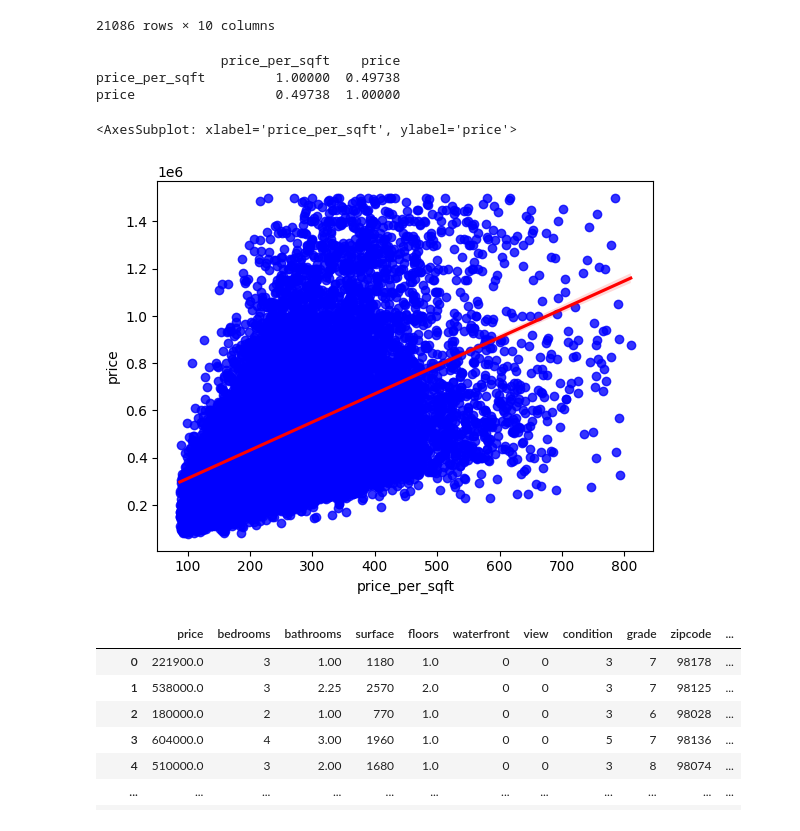
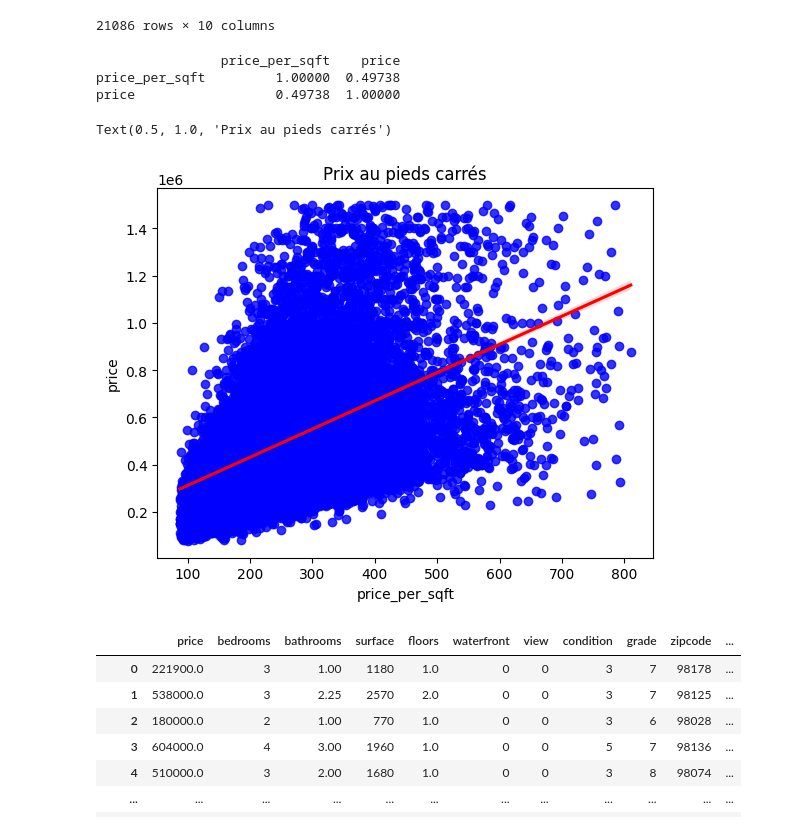
Before and after one commit to DonzerHD/Prediction_prix_maison_application, a Jupyter notebook: notebooks/data_preparation.ipynb, the cells around one changed output. Saved outputs shown, nothing was run; the diff lists cells and outputs as text; code cells hidden in the pictures.

```diff
--- a/notebooks/data_preparation.ipynb
+++ b/notebooks/data_preparation.ipynb
@@ -99,19 +99,20 @@ df_drop
 # %%
 # KNN
 df_knn = df.drop(['date', 'id', 'lat' , 'long' , 'yr_built' , 'yr_renovated' , 'sqft_basement' , 'sqft_living15'  , 'sqft_lot15'  , 'sqft_above' , 'sqft_basement' , 'sqft_lot'], axis=1)
 df_knn = df_knn[df_knn['price'] <= 1500000]
 # prix aux pieds carrés
 df_knn['price_per_sqft'] = df_knn['price'] / df_knn['surface']
 # correlation entre le prix et les pieds carrés
 print(df_knn[['price_per_sqft', 'price']].corr())
 # graphique couleur ligne de regression en rouge et les poins en bleu
 sns.regplot(x='price_per_sqft', y='price', data=df_knn, color='blue', line_kws={'color': 'red'})
+plt.title('Prix au pieds carrés')
 # %% [output]
                 price_per_sqft    price
 price_per_sqft         1.00000  0.49738
 price                  0.49738  1.00000
-<AxesSubplot: xlabel='price_per_sqft', ylabel='price'>
+Text(0.5, 1.0, 'Prix au pieds carrés')
-[figure, old version]
+[figure, new version]
 # %%
 df_knn
 # %% [output]
```
Also changed, not shown: 4 other files.
